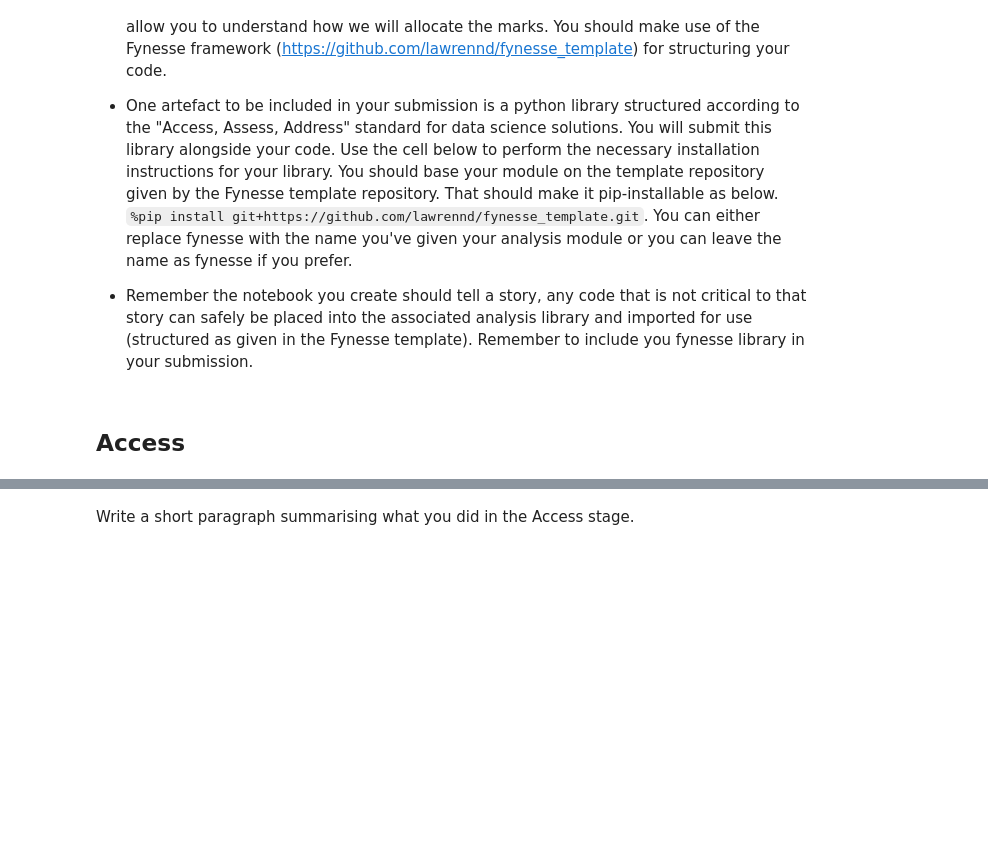
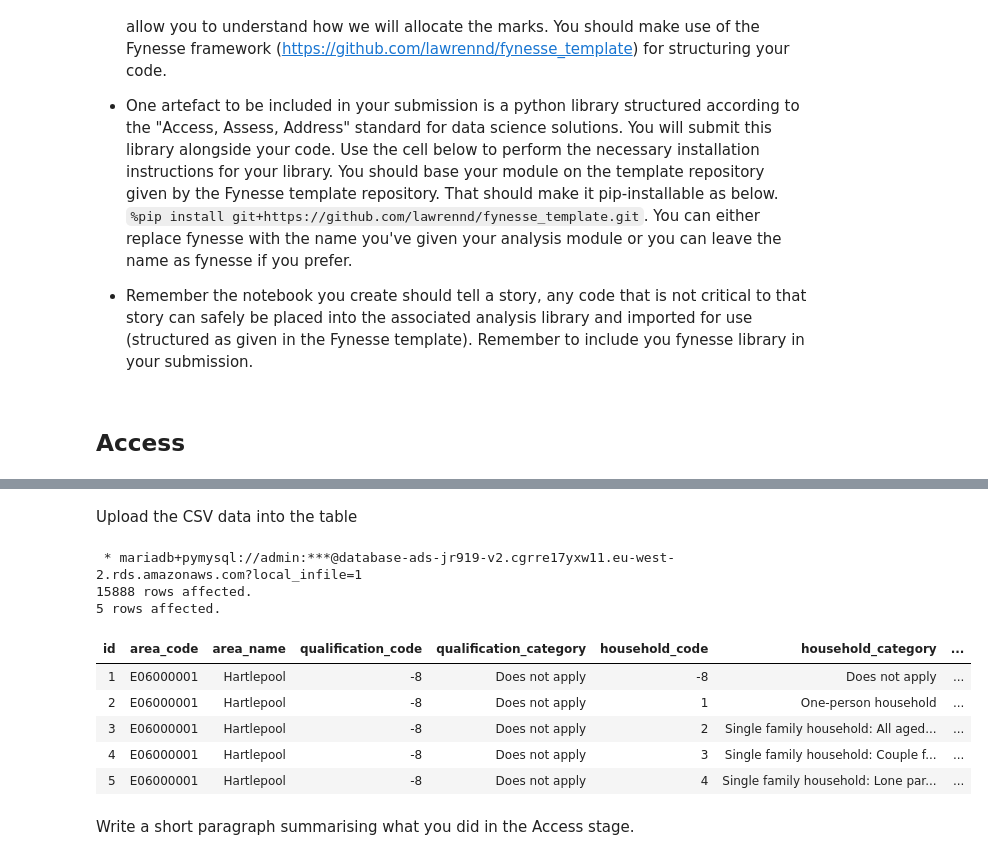
Before and after one commit to jr919cam/jr919_ads_2024, a Jupyter notebook: _notebooks/ads_course_assessment.ipynb, the cells around one changed output, grey strips where cells are left out. Cells and saved outputs as stored; diff of their text form; code cells hidden in the pictures; blank space fills up the shorter version.

```diff
--- a/_notebooks/ads_course_assessment.ipynb
+++ b/_notebooks/ads_course_assessment.ipynb
@@ -109,3 +251,26 @@ import fynesse
+# %% [markdown]
+Upload the CSV data into the table
+# %%
+%%sql
+LOAD DATA LOCAL INFILE '/content/RM051-2021-3.csv'
+INTO TABLE qualification_household_data
+FIELDS TERMINATED BY ','
+ENCLOSED BY '"'
+LINES TERMINATED BY '\n'
+IGNORE 1 ROWS
+(area_code, area_name, qualification_code, qualification_category, household_code, household_category, observation);
+
+SELECT * FROM qualification_household_data LIMIT 5
+# %% [output]
+ * mariadb+pymysql://admin:***@database-ads-jr919-v2.cgrre17yxw11.eu-west-2.rds.amazonaws.com?local_infile=1
+15888 rows affected.
+5 rows affected.
+| id | area_code | area_name | qualification_code | qualification_category | household_code | household_category | ... |
+| 1 | E06000001 | Hartlepool | -8 | Does not apply | -8 | Does not apply | ... |
+| 2 | E06000001 | Hartlepool | -8 | Does not apply | 1 | One-person household | ... |
+| 3 | E06000001 | Hartlepool | -8 | Does not apply | 2 | Single family household: All aged... | ... |
+| 4 | E06000001 | Hartlepool | -8 | Does not apply | 3 | Single family household: Couple f... | ... |
+| 5 | E06000001 | Hartlepool | -8 | Does not apply | 4 | Single family household: Lone par... | ... |
 # %% [markdown]
 Write a short paragraph summarising what you did in the Access stage.
 # %% [markdown]
```
Also changed, not shown: parts of 17 cells of this notebook.
